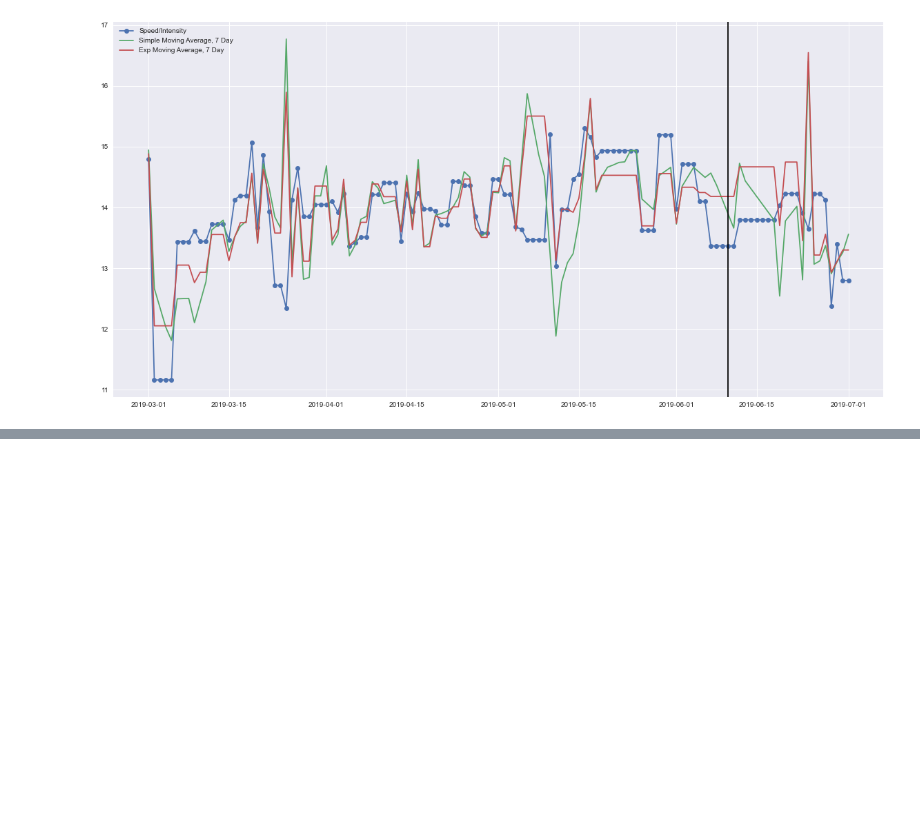
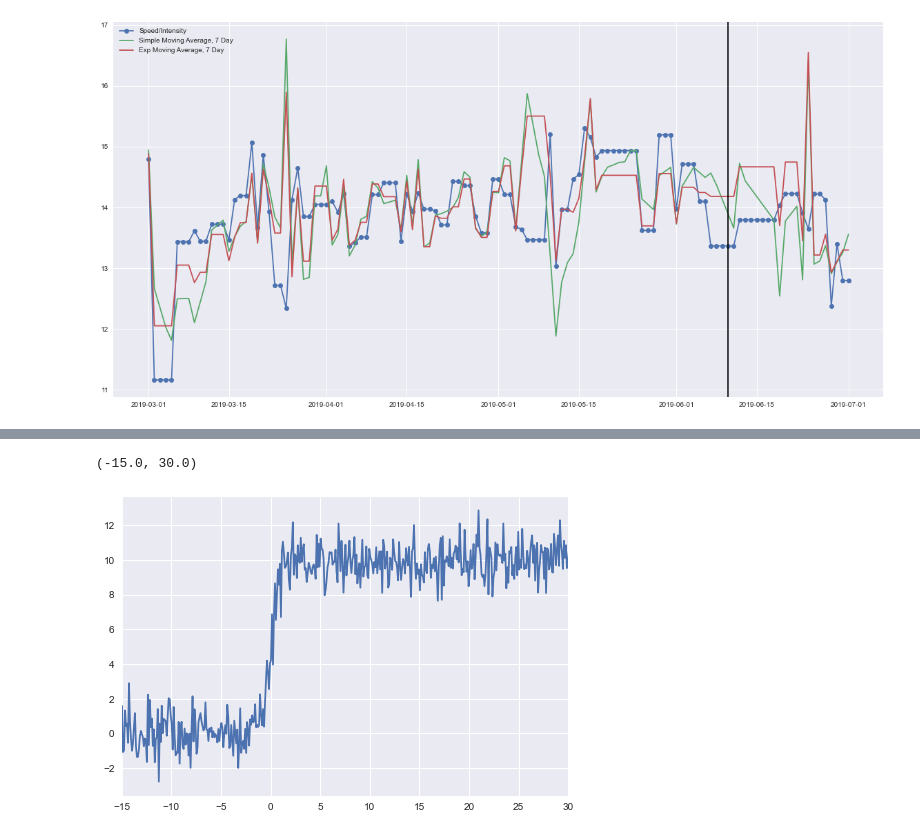
Before and after one commit to keithkruelskie/athlete_prediction, a Jupyter notebook: advanced_forecasting.ipynb, the cells around one changed output, grey strips where cells are left out. Saved outputs shown, nothing was run; the diff lists cells and outputs as text; code cells hidden in the pictures; blank space fills up the shorter version.

```diff
--- a/advanced_forecasting.ipynb
+++ b/advanced_forecasting.ipynb
@@ -250,0 +293,14 @@ AttributeError: type object 'SARIMAX' has no attribute 'plot_acf'
+# %%
+def sigmoid2(x):
+
+    m = 10
+    c = 0
+    s = .5
+
+    return m/(1+np.exp((-(x-c))/s)) + c + np.random.randn(1000)
+# %%
+plt.plot(var, sigmoid2(var))
+plt.xlim(-15, 30)
+# %% [output]
+(-15.0, 30.0)
+[figure, added]
```
Also changed, not shown: parts of 29 cells of this notebook.
